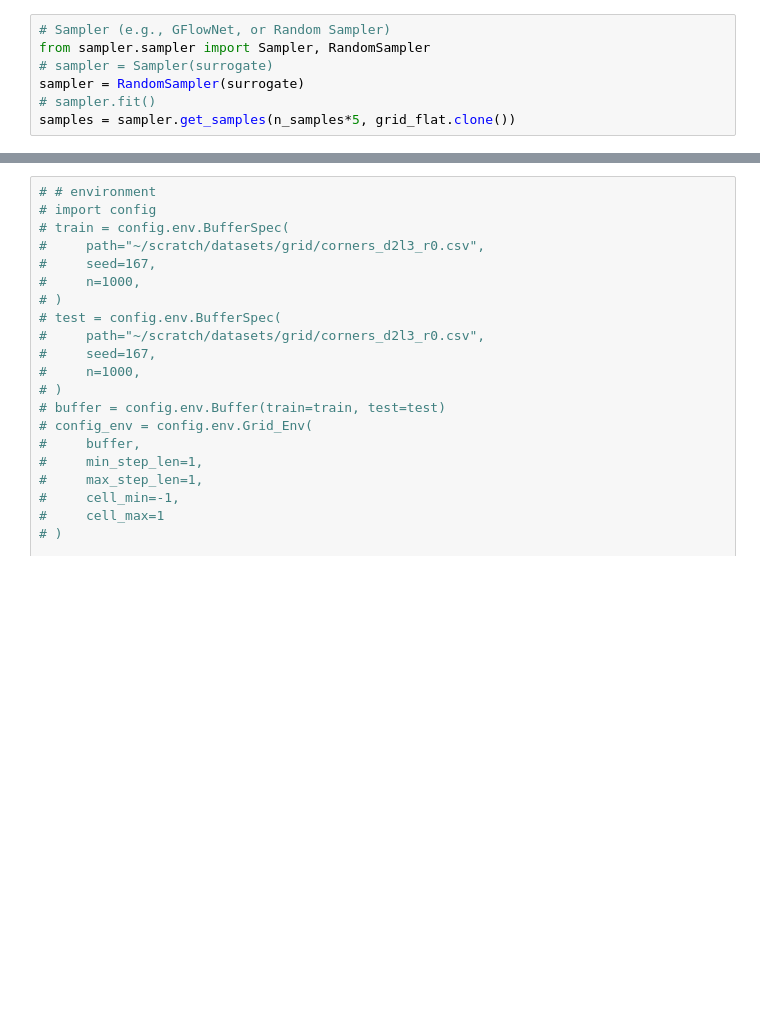
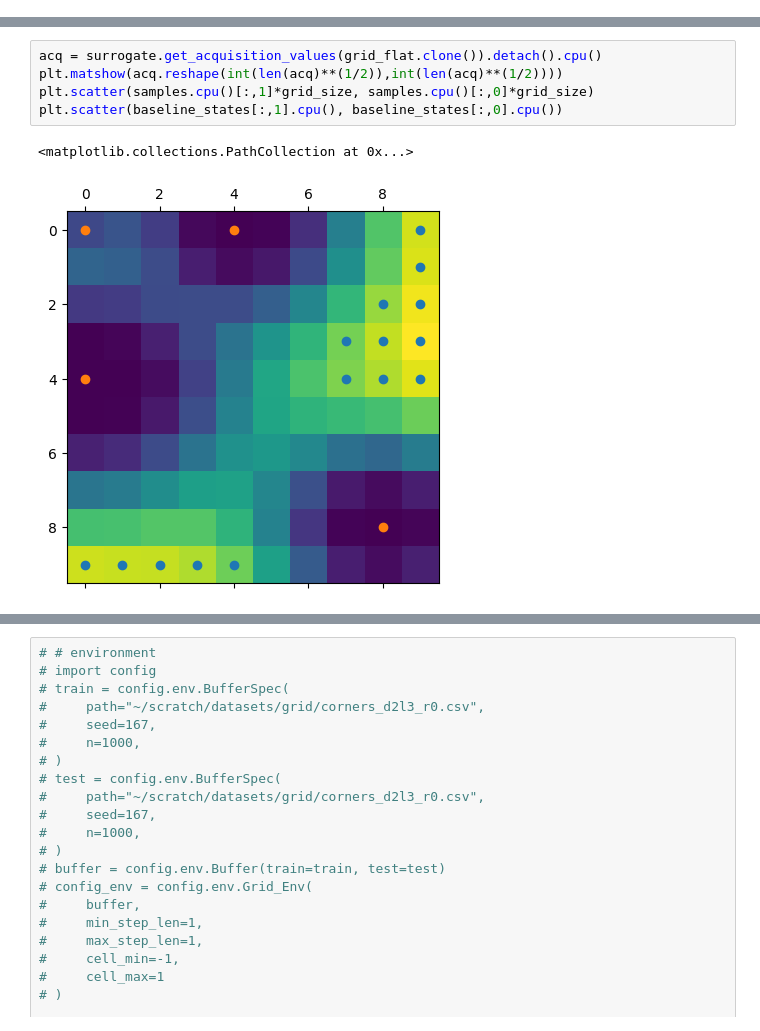
Before and after one commit to alexhernandezgarcia/activelearning, a Jupyter notebook: my_package/activelearning.ipynb, the cells around one changed output, grey strips where cells are left out. Drawn from its saved outputs; the diff is of its cells as text; blank space fills up the shorter version.

```diff
--- a/my_package/activelearning.ipynb
+++ b/my_package/activelearning.ipynb
@@ -100,10 +153,3 @@ tensor([0.5048], device='cuda:0', dtype=torch.float64) tensor([0.1651], device='
-# %%
-# Sampler (e.g., GFlowNet, or Random Sampler)
-from sampler.sampler import Sampler, RandomSampler
-# sampler = Sampler(surrogate)
-sampler = RandomSampler(surrogate)
-# sampler.fit()
-samples = sampler.get_samples(n_samples*5, grid_flat.clone())
 # %%
 # Oracle
 from gflownet.proxy.box.branin import Branin
@@ -122,0 +196,8 @@ tensor([ -35.8619, -185.1583, -282.1307, -167.8297], device='cuda:0',
+# %%
+acq = surrogate.get_acquisition_values(grid_flat.clone()).detach().cpu()
+plt.matshow(acq.reshape(int(len(acq)**(1/2)),int(len(acq)**(1/2))))
+plt.scatter(samples.cpu()[:,1]*grid_size, samples.cpu()[:,0]*grid_size)
+plt.scatter(baseline_states[:,1].cpu(), baseline_states[:,0].cpu())
+# %% [output]
+<matplotlib.collections.PathCollection at 0x...>
+[figure, added]
```
Also changed, not shown: parts of 21 cells of this notebook, 6 other files.
